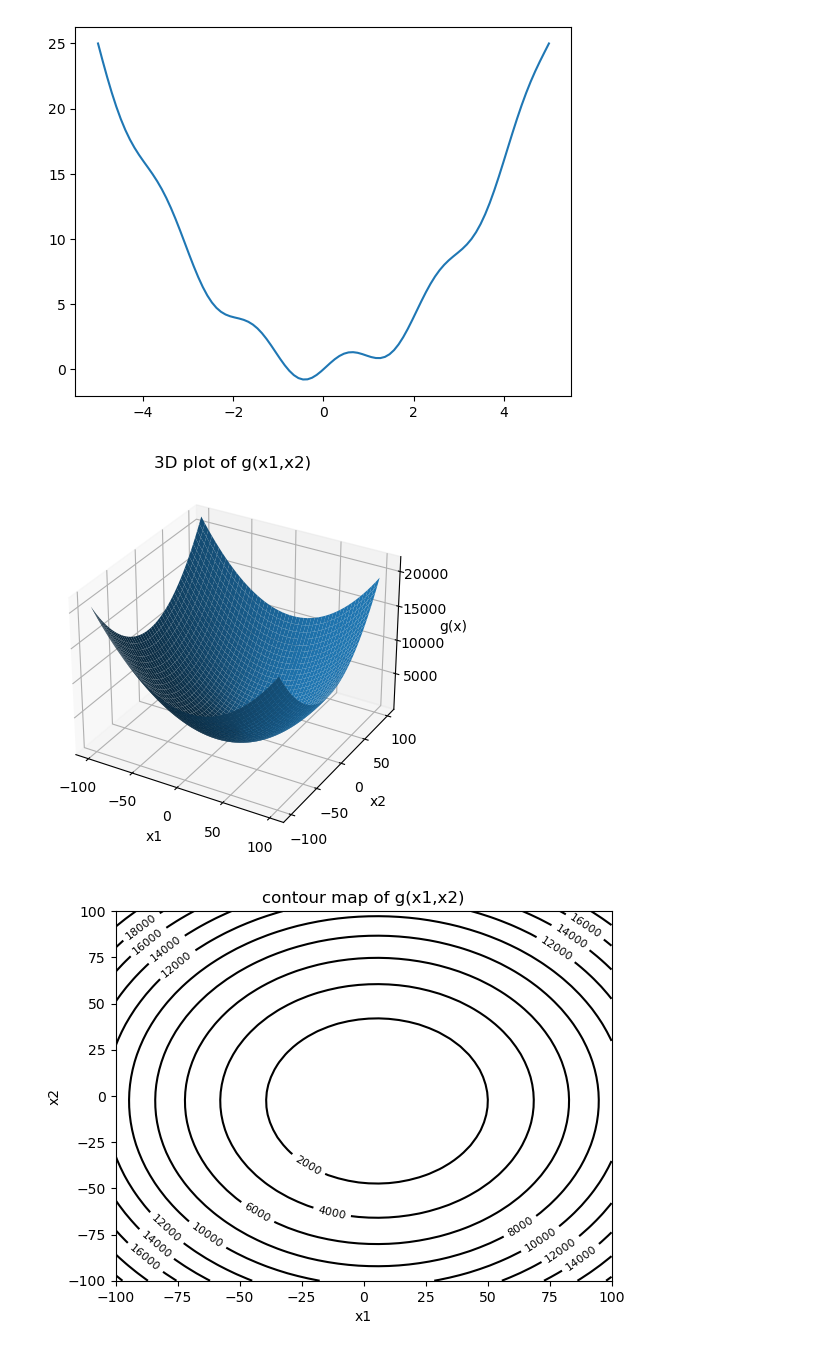
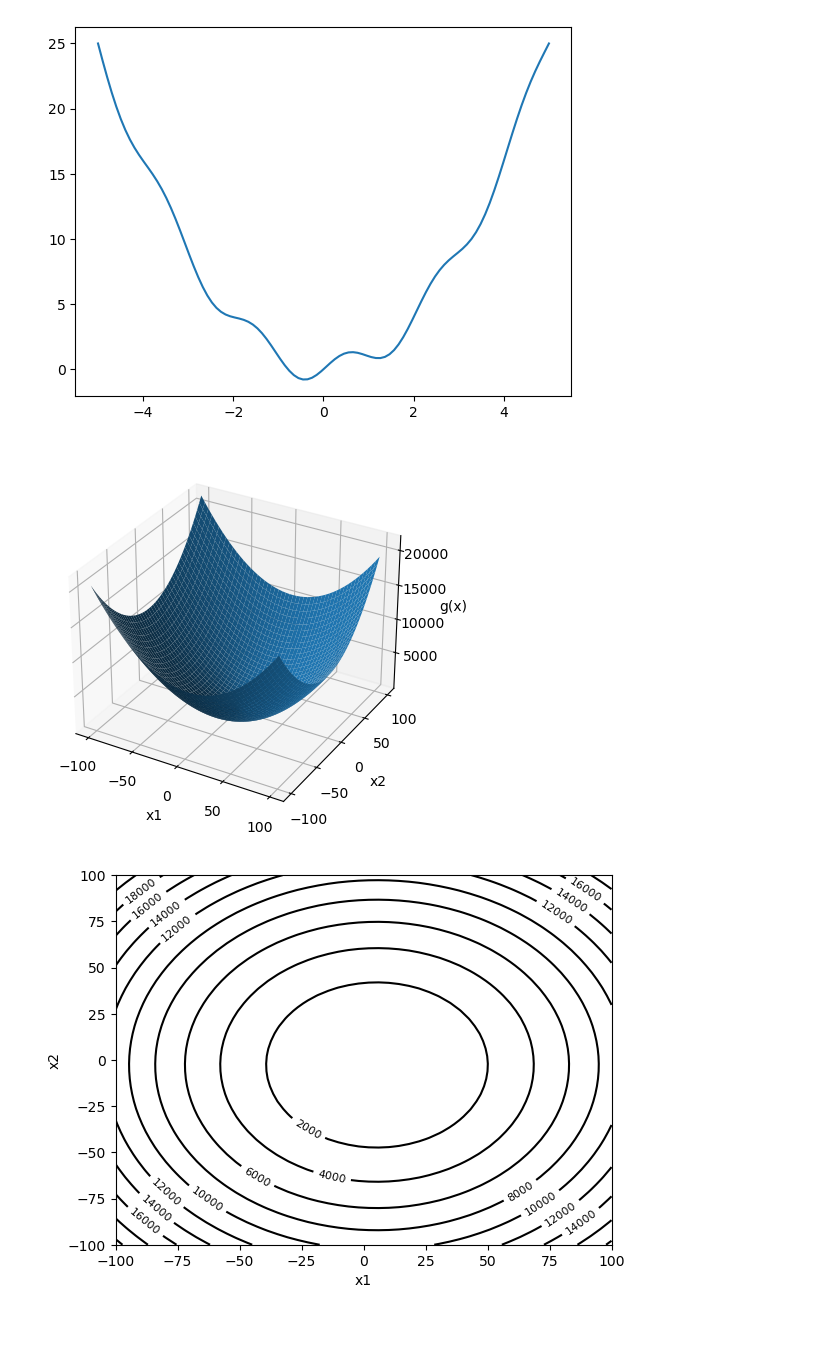
Before and after one commit to Wojtekpob/AI-algorithms, a Jupyter notebook: lab1_przeszukiwanie/zad1.ipynb, the cells around one changed output. Cells and saved outputs as stored; diff of their text form; code cells hidden in the pictures.

```diff
--- a/lab1_przeszukiwanie/zad1.ipynb
+++ b/lab1_przeszukiwanie/zad1.ipynb
@@ -26,39 +27,39 @@ plt.show()
 x1 = np.linspace(-100,100)
 x2 = np.linspace(-100,100)
 X1, X2 = np.meshgrid(x1, x2)
 
 
 Z = g((X1,X2))
 
 fig = plt.figure()
 ax = fig.add_subplot(111, projection='3d')
 
 surf = ax.plot_surface(X1, X2, Z)
 
 ax.set_xlabel('x1')
 ax.set_ylabel('x2')
 ax.set_zlabel('g(x)')
 
-ax.set_title('3D plot of g(x1,x2)')
+# ax.set_title('3D plot of g(x1,x2)')
 
-
+plt.savefig(f'plots/functions/g_3d_plot.png', dpi=300, bbox_inches='tight')
 plt.show()
 
 
 plt.contourf(X1, X2, Z, levels=20, colors='white')
 contour = plt.contour(X1, X2, Z, levels=10, colors='black')
 plt.clabel(contour, inline=1, fontsize=8)
 
 
 
 plt.xlabel('x1')
 plt.ylabel('x2')
-plt.title('contour map of g(x1,x2)')
-
+# plt.title('contour map of g(x1,x2)')
+# plt.savefig(f'plots/functions/g_contour_map.png', dpi=300, bbox_inches='tight')
 plt.show()
 # %% [output]
-[figure, old version]
+[figure, new version]
-[figure, old version]
+[figure, new version]
 # %%
 def fastestDescent(alfa, epsilon, startingPoint, gradient):
     valuesVector = startingPoint
```
Also changed, not shown: parts of 3 cells of this notebook, 3 other files.
